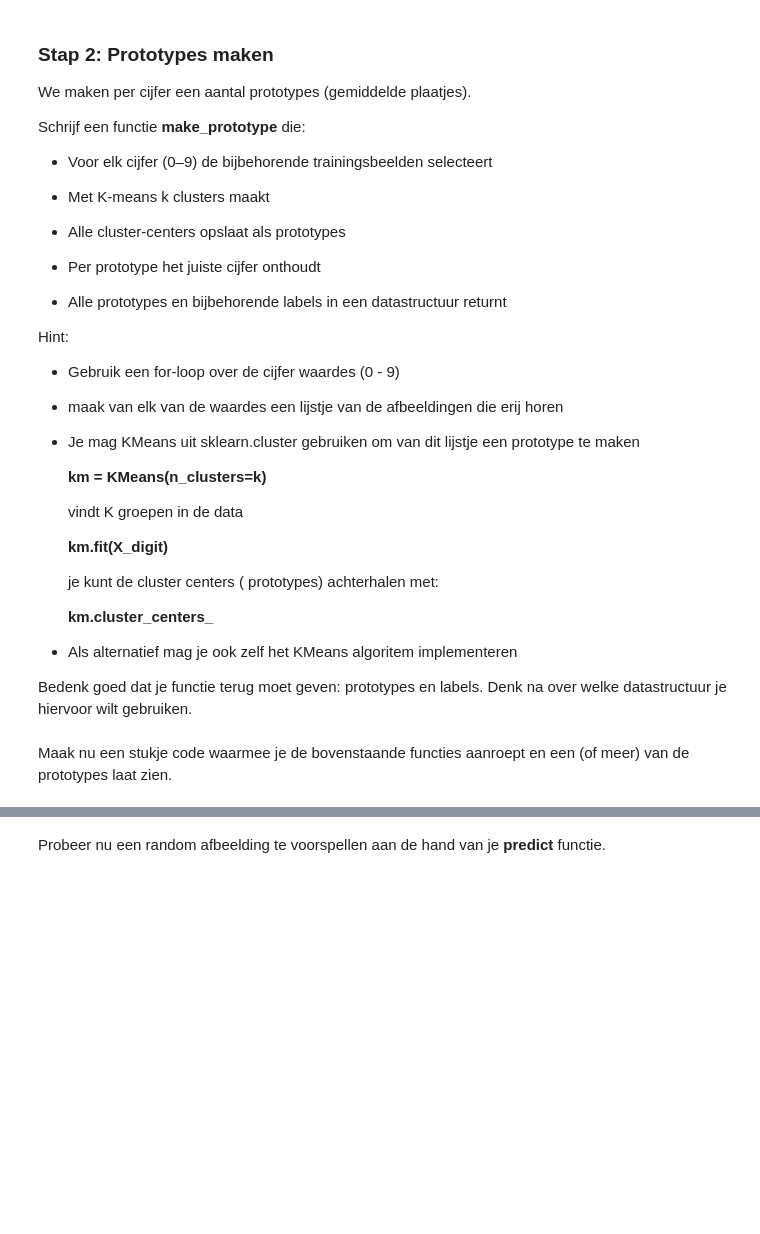
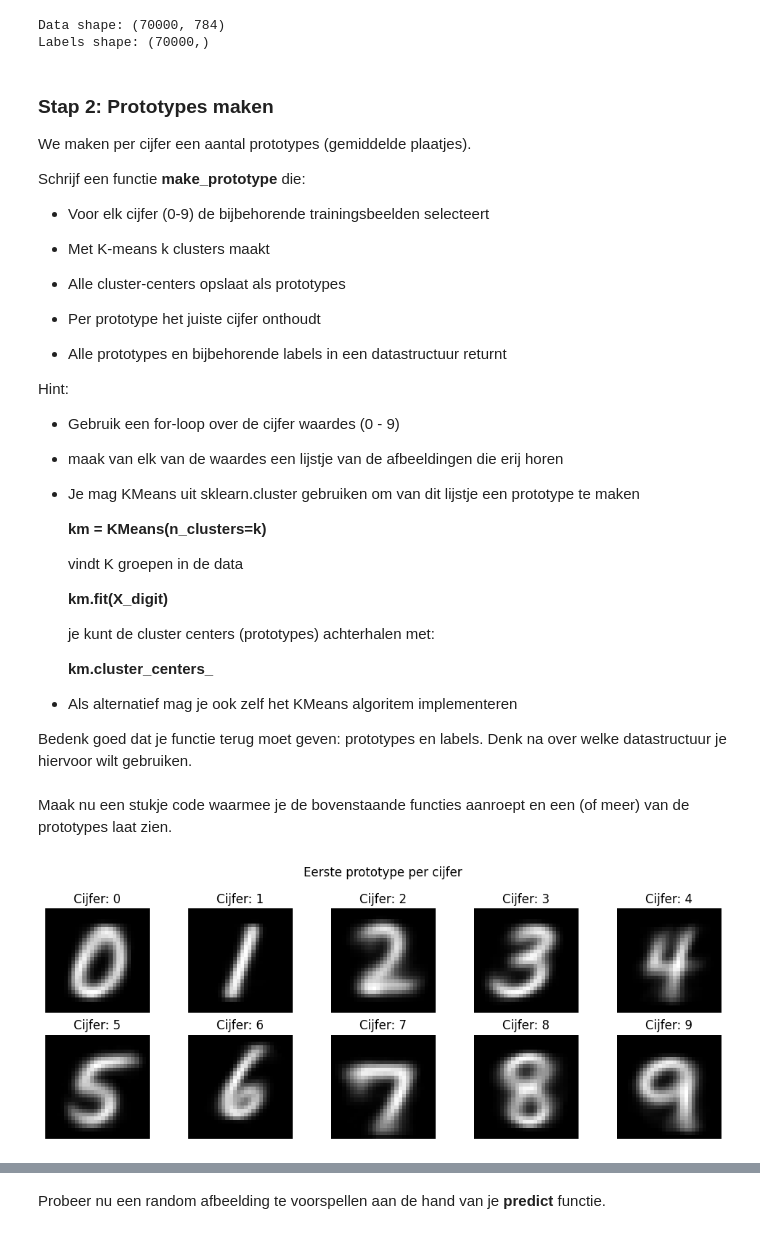
Before and after one commit to sami12127/Mini-AI-, a Jupyter notebook: Visuele-analyse-cijfers/P5_Kmeans_Clustering.ipynb, the cells around one changed output, grey strips where cells are left out. Drawn from its saved outputs; the diff is of its cells as text; code cells hidden in the pictures; blank space fills up the shorter version.

Commit message:
P5 Kmeans

```diff
--- a/Visuele-analyse-cijfers/P5_Kmeans_Clustering.ipynb
+++ b/Visuele-analyse-cijfers/P5_Kmeans_Clustering.ipynb
@@ -21,3 +27,19 @@ Schrijf een functie **load_mnist** die:
+# %%
+from sklearn.datasets import fetch_openml
+import numpy as np
+
+def load_mnist():
+    mnist = fetch_openml('mnist_784', version=1, as_frame=False)
+    X = mnist.data / 255.0  # schaal naar 0-1
+    y = mnist.target.astype(int)
+    return X, y
+
+X, y = load_mnist()
+print("Data shape:", X.shape)
+print("Labels shape:", y.shape)
+# %% [output]
+Data shape: (70000, 784)
+Labels shape: (70000,)
 # %% [markdown]
 ### Stap 2: Prototypes maken
 
@@ -25,7 +47,7 @@ We maken per cijfer een aantal prototypes (gemiddelde plaatjes).
 
 Schrijf een functie **make_prototype** die:
 
-- Voor elk cijfer (0–9) de bijbehorende trainingsbeelden selecteert
+- Voor elk cijfer (0-9) de bijbehorende trainingsbeelden selecteert
 
 - Met K-means k clusters maakt
 
@@ -50,13 +72,56 @@ Hint:
 
     **km.fit(X_digit)**
 
-    je kunt de cluster centers ( prototypes) achterhalen met:
+    je kunt de cluster centers (prototypes) achterhalen met:
 
     **km.cluster_centers_**
 
 - Als alternatief mag je ook zelf het KMeans algoritem implementeren
 
 Bedenk goed dat je functie terug moet geven: prototypes en labels. Denk na over welke datastructuur je hiervoor wilt gebruiken.
+# %%
+from sklearn.cluster import KMeans
+
+def make_prototype(X_train, y_train, k=3):
+    prototypes = []
+    proto_labels = []
+
+    for digit in range(10):
+        # Selecteer alle afbeeldingen van dit cijfer
+        X_digit = X_train[y_train == digit]
+
+        # Maak k clusters met KMeans
+        km = KMeans(n_clusters=k, random_state=42, n_init=10)
+        km.fit(X_digit)
+
+        # Sla de cluster centers op als prototypes
+        for center in km.cluster_centers_:
+            prototypes.append(center)
+            proto_labels.append(digit)
+
+    return np.array(prototypes), np.array(proto_labels)
 # %% [markdown]
 Maak nu een stukje code waarmee je de bovenstaande functies aanroept en een (of meer) van de prototypes laat zien.
+# %%
+import matplotlib.pyplot as plt
+
+# Gebruik de eerste 10.000 samples voor snelheid
+X_train, y_train = X[:10000], y[:10000]
+
+k = 3
+prototypes, proto_labels = make_prototype(X_train, y_train, k=k)
+
+# Laat voor elk cijfer het eerste prototype zien
+fig, axes = plt.subplots(2, 5, figsize=(10, 4))
+for digit in range(10):
+    idx = np.where(proto_labels == digit)[0][0]
+    ax = axes[digit // 5][digit % 5]
+    ax.imshow(prototypes[idx].reshape(28, 28), cmap='gray')
+    ax.set_title(f'Cijfer: {digit}')
+    ax.axis('off')
+plt.suptitle('Eerste prototype per cijfer')
+plt.tight_layout()
+plt.show()
+# %% [output]
+[figure, added]
 # %% [markdown]
```
Also changed, not shown: parts of 11 cells of this notebook.
